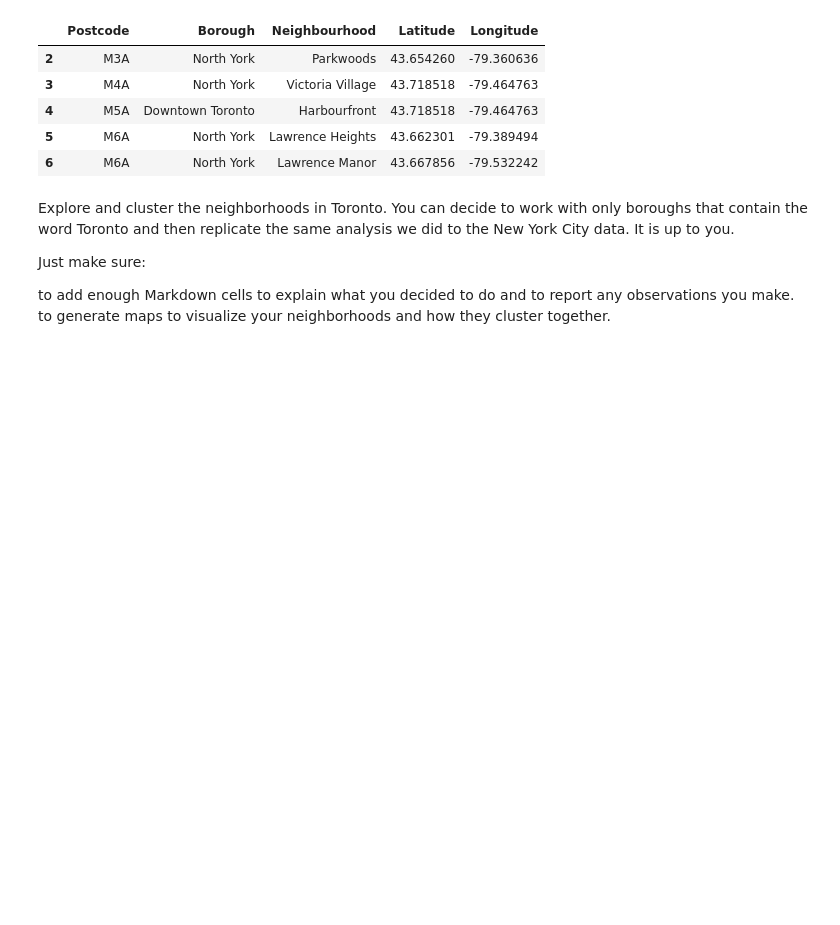
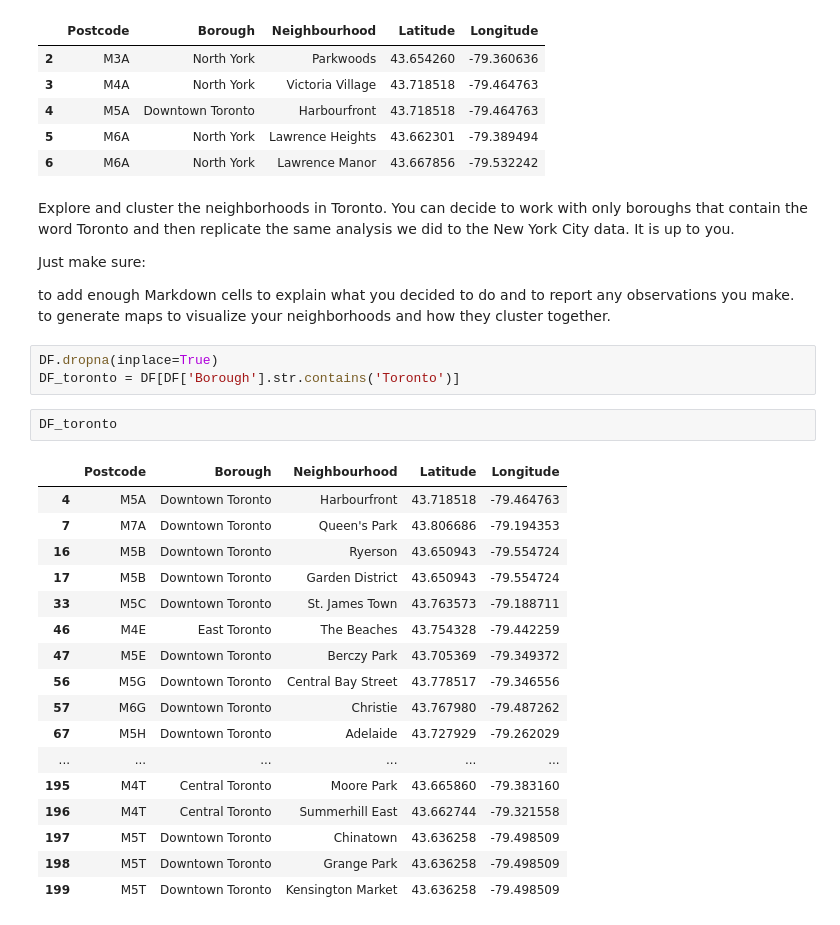
Before and after one commit to filipediniz/Coursera_Capstone, a Jupyter notebook: Toronto_week3.ipynb, the cells around one changed output. Cells and saved outputs as stored; diff of their text form; blank space fills up the shorter version.

```diff
--- a/Toronto_week3.ipynb
+++ b/Toronto_week3.ipynb
@@ -235,3 +222,26 @@ Just make sure:
 
 to add enough Markdown cells to explain what you decided to do and to report any observations you make.
 to generate maps to visualize your neighborhoods and how they cluster together.
+# %%
+DF.dropna(inplace=True)
+DF_toronto = DF[DF['Borough'].str.contains('Toronto')]
+# %%
+DF_toronto
+# %% [output]
+|  | Postcode | Borough | Neighbourhood | Latitude | Longitude |
+| 4 | M5A | Downtown Toronto | Harbourfront | 43.718518 | -79.464763 |
+| 7 | M7A | Downtown Toronto | Queen's Park | 43.806686 | -79.194353 |
+| 16 | M5B | Downtown Toronto | Ryerson | 43.650943 | -79.554724 |
+| 17 | M5B | Downtown Toronto | Garden District | 43.650943 | -79.554724 |
+| 33 | M5C | Downtown Toronto | St. James Town | 43.763573 | -79.188711 |
+| 46 | M4E | East Toronto | The Beaches | 43.754328 | -79.442259 |
+| 47 | M5E | Downtown Toronto | Berczy Park | 43.705369 | -79.349372 |
+| 56 | M5G | Downtown Toronto | Central Bay Street | 43.778517 | -79.346556 |
+| 57 | M6G | Downtown Toronto | Christie | 43.767980 | -79.487262 |
+| 67 | M5H | Downtown Toronto | Adelaide | 43.727929 | -79.262029 |
+| ... | ... | ... | ... | ... | ... |
+| 195 | M4T | Central Toronto | Moore Park | 43.665860 | -79.383160 |
+| 196 | M4T | Central Toronto | Summerhill East | 43.662744 | -79.321558 |
+| 197 | M5T | Downtown Toronto | Chinatown | 43.636258 | -79.498509 |
+| 198 | M5T | Downtown Toronto | Grange Park | 43.636258 | -79.498509 |
+| 199 | M5T | Downtown Toronto | Kensington Market | 43.636258 | -79.498509 |
```
Also changed, not shown: parts of 4 cells of this notebook.
